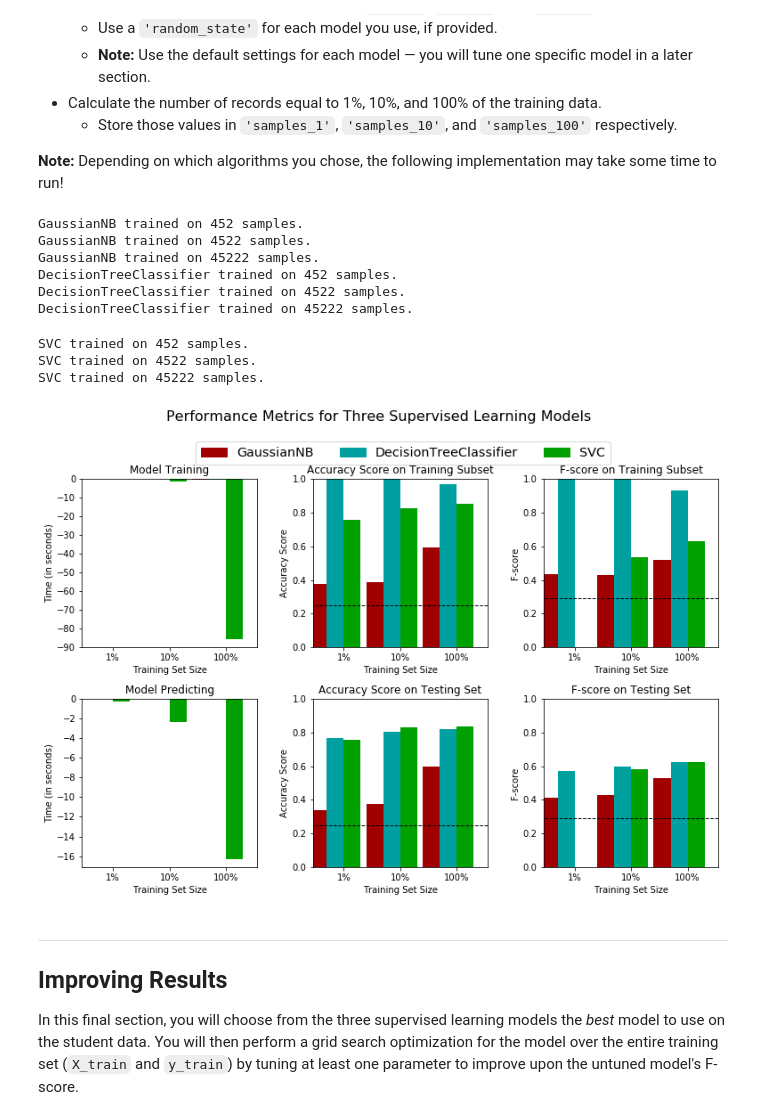
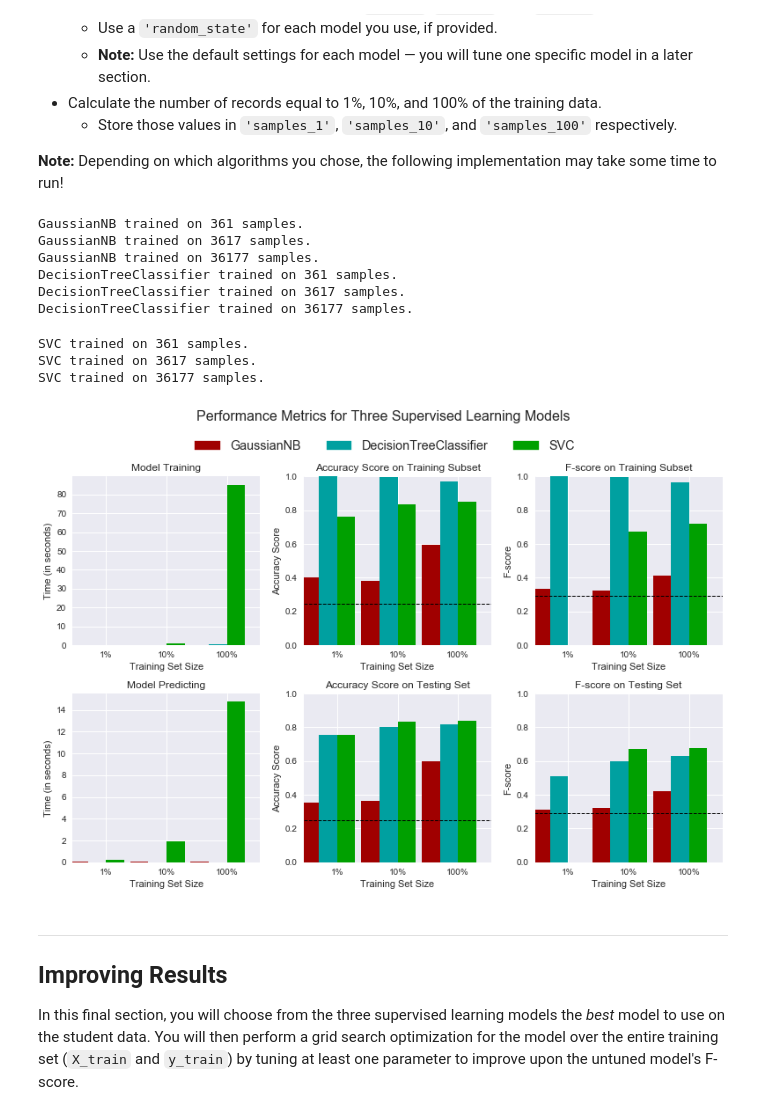
Before and after one commit to paulfoley/Udacity_Nanodegree-Machine_Learning, a Jupyter notebook: projects/finding_donors/finding_donors.ipynb, the cells around one changed output. Cells and saved outputs as stored; diff of their text form; code cells hidden in the pictures.

```diff
--- a/projects/finding_donors/finding_donors.ipynb
+++ b/projects/finding_donors/finding_donors.ipynb
@@ -308,7 +312,7 @@ def train_predict(learner, sample_size, X_train, y_train, X_test, y_test):
     end = time() # Get end time
 
     # Calculate the training time
-    results['train_time'] = start - end
+    results['train_time'] = end - start
 
     # Get the predictions on the test set,
     # then get predictions on the first 300 training samples
@@ -318,7 +322,7 @@ def train_predict(learner, sample_size, X_train, y_train, X_test, y_test):
     end = time() # Get end time
 
     # Calculate the total prediction time
-    results['pred_time'] = start - end
+    results['pred_time'] = end - start
 
     # Compute accuracy on the first 300 training samples
     results['acc_train'] = accuracy_score(y_train[:300], predictions_train)
@@ -327,10 +331,10 @@ def train_predict(learner, sample_size, X_train, y_train, X_test, y_test):
     results['acc_test'] = accuracy_score(y_test, predictions_test)
 
     # Compute F-score on the the first 300 training samples
-    results['f_train'] = fbeta_score(y_train[:300], predictions_train, beta = 1)
+    results['f_train'] = fbeta_score(y_train[:300], predictions_train, beta = .5)
 
     # Compute F-score on the test set
-    results['f_test'] = fbeta_score(y_test, predictions_test, beta = 1)
+    results['f_test'] = fbeta_score(y_test, predictions_test, beta = .5)
 
     # Success
     print("{} trained on {} samples.".format(learner.__class__.__name__, sample_size))
@@ -351,35 +355,35 @@ In the code cell, you will need to implement the following:
 # %%
 # Initialize the three models
 clf_A = GaussianNB()
 clf_B = DecisionTreeClassifier(random_state = 42)
 clf_C = SVC(random_state = 42)
 
 # Calculate the number of samples for 1%, 10%, and 100% of the training data
-samples_1 = int(len(income) * .01)
-samples_10 = int(len(income) * .1)
-samples_100 = int(len(income))
+samples_1 = int(len(X_train) * .01)
+samples_10 = int(len(X_train) * .1)
+samples_100 = int(len(X_train))
 
 # Collect results on the learners
 results = {}
 for clf in [clf_A, clf_B, clf_C]:
     clf_name = clf.__class__.__name__
     results[clf_name] = {}
     for i, samples in enumerate([samples_1, samples_10, samples_100]):
         results[clf_name][i] = train_predict(clf, samples, X_train, y_train, X_test, y_test)
 
 # Run metrics visualization for the three supervised learning models chosen
 vs.evaluate(results, accuracy, fscore)
 # %% [output]
-GaussianNB trained on 452 samples.
-GaussianNB trained on 4522 samples.
-GaussianNB trained on 45222 samples.
-DecisionTreeClassifier trained on 452 samples.
-DecisionTreeClassifier trained on 4522 samples.
-DecisionTreeClassifier trained on 45222 samples.
+GaussianNB trained on 361 samples.
+GaussianNB trained on 3617 samples.
+GaussianNB trained on 36177 samples.
+DecisionTreeClassifier trained on 361 samples.
+DecisionTreeClassifier trained on 3617 samples.
+DecisionTreeClassifier trained on 36177 samples.
-SVC trained on 452 samples.
-SVC trained on 4522 samples.
-SVC trained on 45222 samples.
+SVC trained on 361 samples.
+SVC trained on 3617 samples.
+SVC trained on 36177 samples.
-[figure, old version]
+[figure, new version]
 # %% [markdown]
 ----
 ## Improving Results
```
Also changed, not shown: parts of 12 cells of this notebook, 1 other file.
